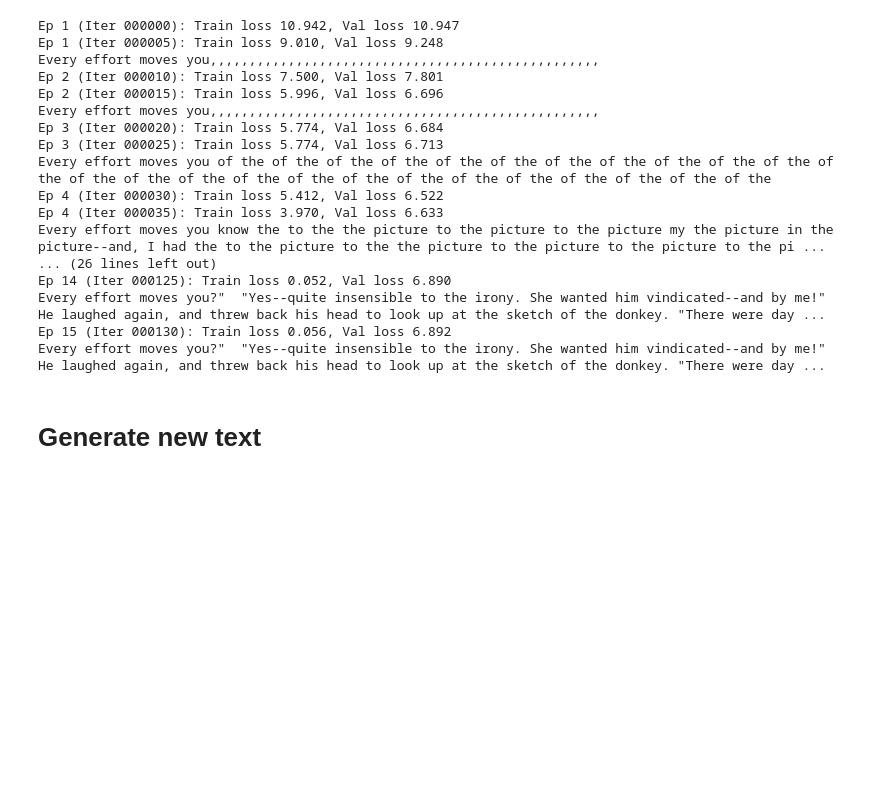
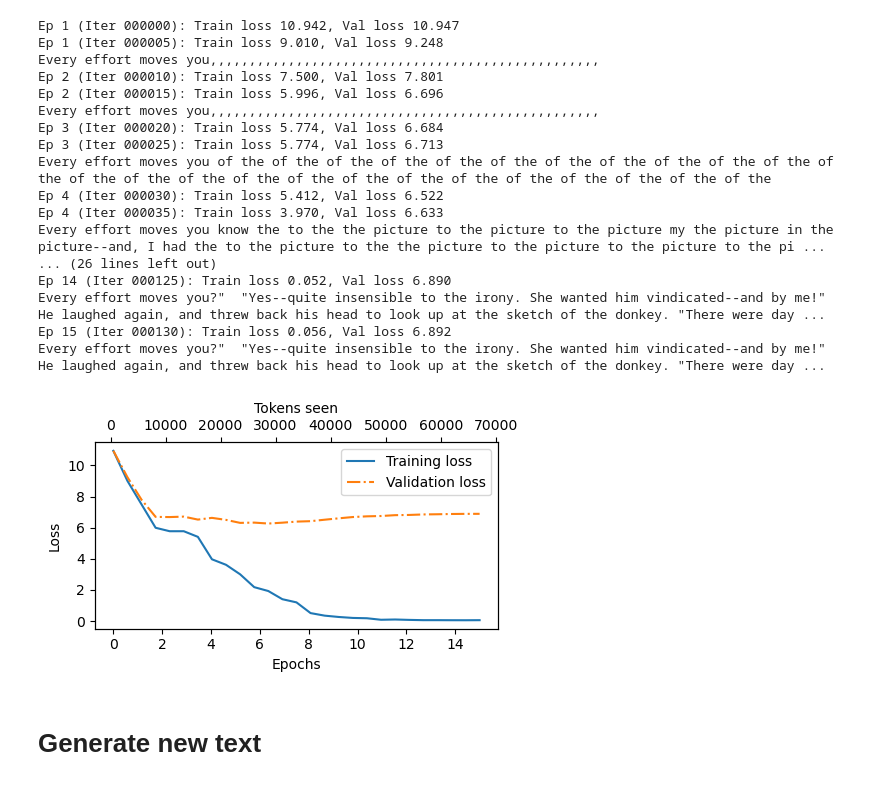
Before and after one commit to iamlucaconti/LLMs-from-scratch, a Jupyter notebook: pretrain_llm.ipynb, the cells around one changed output. Saved outputs shown, nothing was run; the diff lists cells and outputs as text; code cells hidden in the pictures; blank space fills up the shorter version.

```diff
--- a/pretrain_llm.ipynb
+++ b/pretrain_llm.ipynb
@@ -551,7 +783,7 @@ optimizer = torch.optim.AdamW(model.parameters(), weight_decay=0.1)
 
 
 torch.manual_seed(SEED)
-rain_losses, val_losses, tokens_seen, lrs = train_model(
+train_losses, val_losses, tokens_seen, lrs = train_model(
     model, train_loader, val_loader, optimizer, device, n_epochs=N_EPOCHS,
     eval_freq=5, eval_iter=1, start_context=START_CONTEXT,
     tokenizer=tokenizer, warmup_steps=WARMUP_STEPS,
@@ -575,6 +807,11 @@ Ep 14 (Iter 000125): Train loss 0.052, Val loss 6.890
 Every effort moves you?"  "Yes--quite insensible to the irony. She wanted him vindicated--and by me!"  He laughed again, and threw back his head to look up at the sketch of the donkey. "There were day ...
 Ep 15 (Iter 000130): Train loss 0.056, Val loss 6.892
 Every effort moves you?"  "Yes--quite insensible to the irony. She wanted him vindicated--and by me!"  He laughed again, and threw back his head to look up at the sketch of the donkey. "There were day ...
+# %%
+epochs_tensor = torch.linspace(0, N_EPOCHS, len(train_losses))
+plot_losses(epochs_tensor, tokens_seen, train_losses, val_losses)
+# %% [output]
+[figure, added]
 # %% [markdown]
 # Generate new text
 # %%
```
Also changed, not shown: parts of 22 cells of this notebook.
